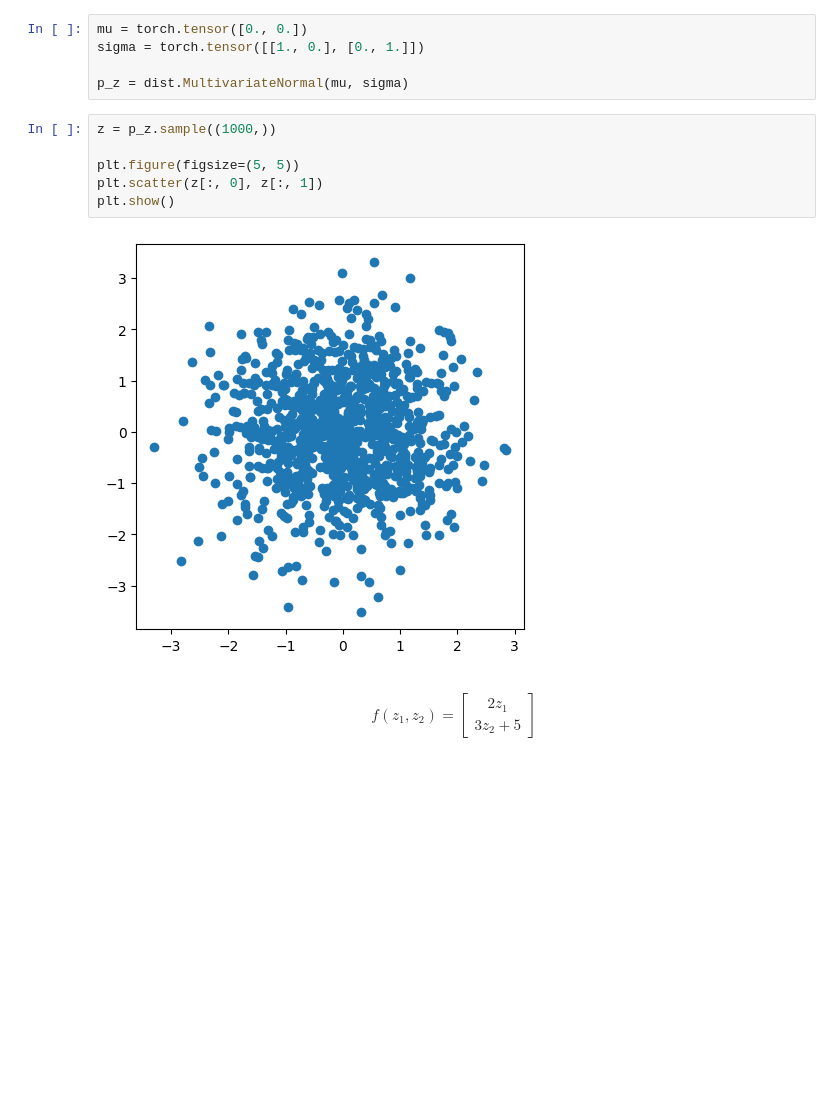
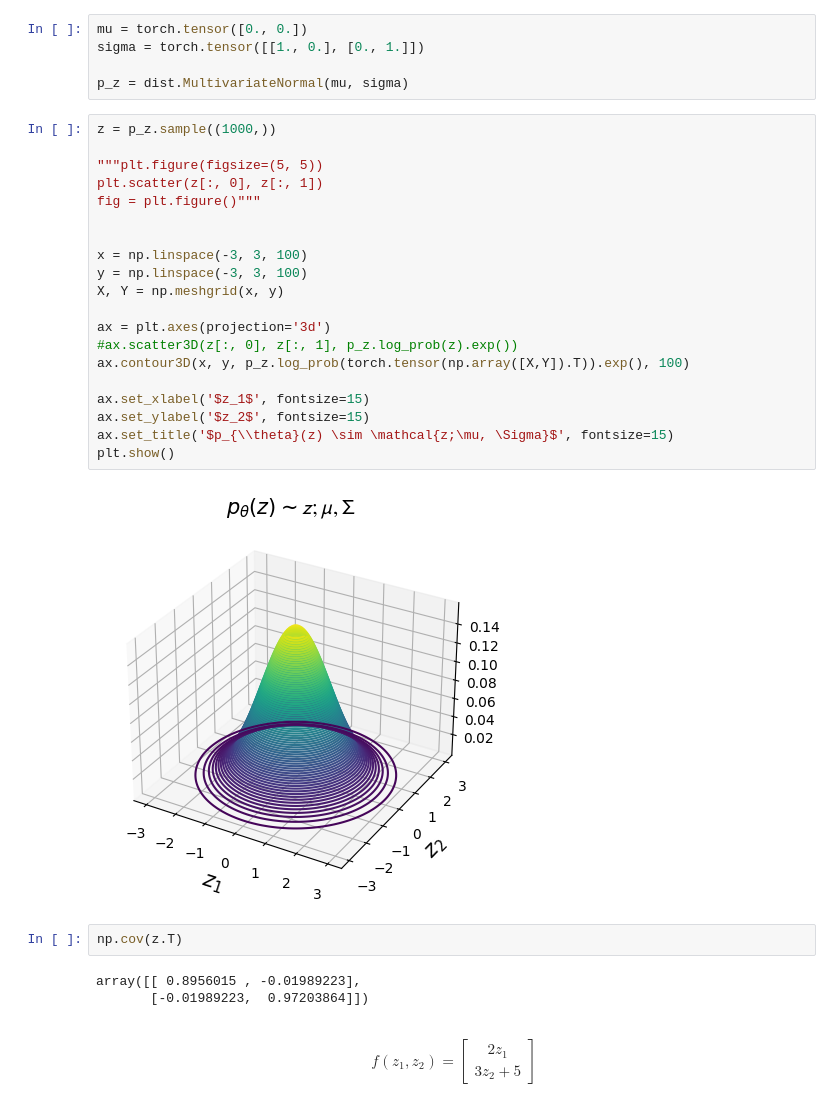
Before and after one commit to tayfununal/PyTorch, a Jupyter notebook: 2d_nf_work.ipynb, the cells around one changed output. Saved outputs shown, nothing was run; the diff lists cells and outputs as text; blank space fills up the shorter version.

```diff
--- a/2d_nf_work.ipynb
+++ b/2d_nf_work.ipynb
@@ -10,14 +10,33 @@ mu = torch.tensor([0., 0.])
 sigma = torch.tensor([[1., 0.], [0., 1.]])
 
 p_z = dist.MultivariateNormal(mu, sigma)
-# %%
-z = p_z.sample((1000,))
-
-plt.figure(figsize=(5, 5))
-plt.scatter(z[:, 0], z[:, 1])
-plt.show()
-# %% [output]
-[figure, removed]
+# %%
+z = p_z.sample((1000,))
+
+"""plt.figure(figsize=(5, 5))
+plt.scatter(z[:, 0], z[:, 1])
+fig = plt.figure()"""
+
+
+x = np.linspace(-3, 3, 100)
+y = np.linspace(-3, 3, 100)
+X, Y = np.meshgrid(x, y)
+
+ax = plt.axes(projection='3d')
+#ax.scatter3D(z[:, 0], z[:, 1], p_z.log_prob(z).exp())
+ax.contour3D(x, y, p_z.log_prob(torch.tensor(np.array([X,Y]).T)).exp(), 100)
+
+ax.set_xlabel('$z_1$', fontsize=15)
+ax.set_ylabel('$z_2$', fontsize=15)
+ax.set_title('$p_{\\theta}(z) \sim \mathcal{z;\mu, \Sigma}$', fontsize=15)
+plt.show()
+# %% [output]
+[figure, added]
+# %%
+np.cov(z.T)
+# %% [output]
+array([[ 0.8956015 , -0.01989223],
+       [-0.01989223,  0.97203864]])
 # %% [markdown]
 $$
     \begin{align}
```
Also changed, not shown: parts of 9 cells of this notebook.
